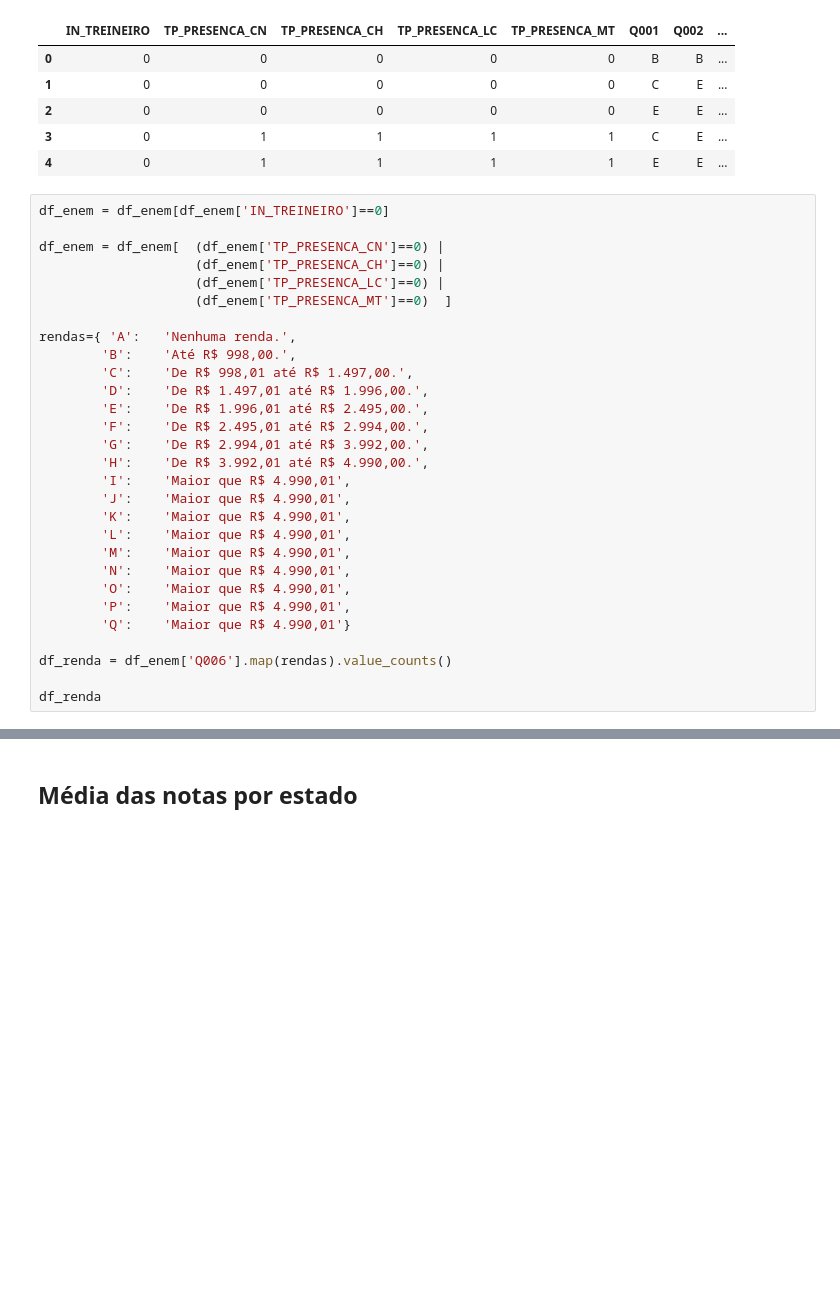
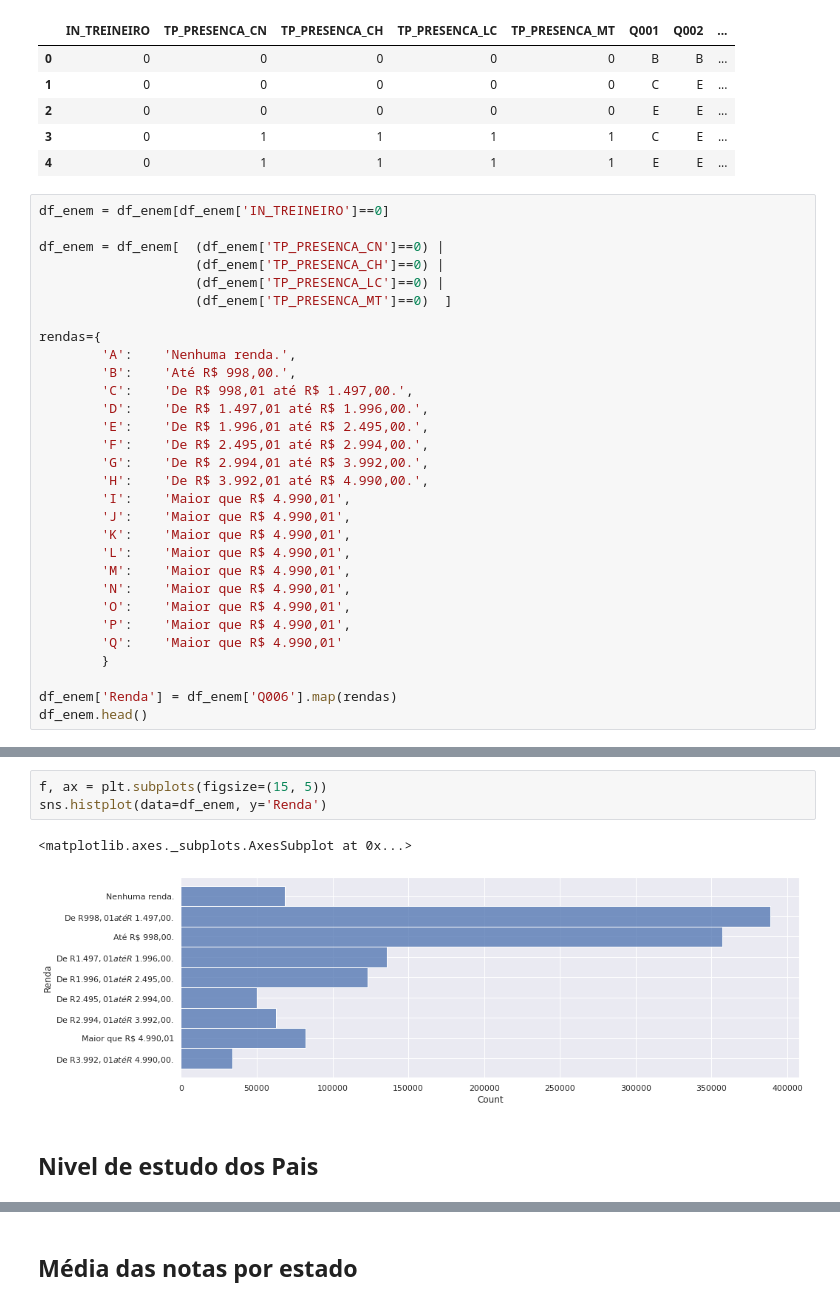
Before and after one commit to maycmesquia/analise_ENEM_2019, a Jupyter notebook: Enem_2019.ipynb, the cells around one changed output, grey strips where cells are left out. Cells and saved outputs as stored; diff of their text form; blank space fills up the shorter version.

```diff
--- a/Enem_2019.ipynb
+++ b/Enem_2019.ipynb
@@ -80,7 +86,8 @@ df_enem = df_enem[  (df_enem['TP_PRESENCA_CN']==0) |
                     (df_enem['TP_PRESENCA_LC']==0) |
                     (df_enem['TP_PRESENCA_MT']==0)  ]
 
-rendas={ 'A':	'Nenhuma renda.',
+rendas={
+        'A':	'Nenhuma renda.',
         'B':	'Até R$ 998,00.',
         'C':	'De R$ 998,01 até R$ 1.497,00.',
         'D':	'De R$ 1.497,01 até R$ 1.996,00.',
@@ -96,9 +103,9 @@ rendas={ 'A':	'Nenhuma renda.',
         'N':	'Maior que R$ 4.990,01',
         'O':	'Maior que R$ 4.990,01',
         'P':	'Maior que R$ 4.990,01',
-        'Q':	'Maior que R$ 4.990,01'}
+        'Q':	'Maior que R$ 4.990,01'
+        }
 
-df_renda = df_enem['Q006'].map(rendas).value_counts()
-
-df_renda
+df_enem['Renda'] = df_enem['Q006'].map(rendas)
+df_enem.head()
 # %% [output]
@@ -124,3 +136,11 @@ plt.pie(df_renda,
+# %%
+f, ax = plt.subplots(figsize=(15, 5))
+sns.histplot(data=df_enem, y='Renda')
+# %% [output]
+<matplotlib.axes._subplots.AxesSubplot at 0x...>
+[figure, added]
+# %% [markdown]
+## Nivel de estudo dos Pais
 # %%
 formacao = {
     'A':	'Nunca estudou.',
```
Also changed, not shown: parts of 17 cells of this notebook.
